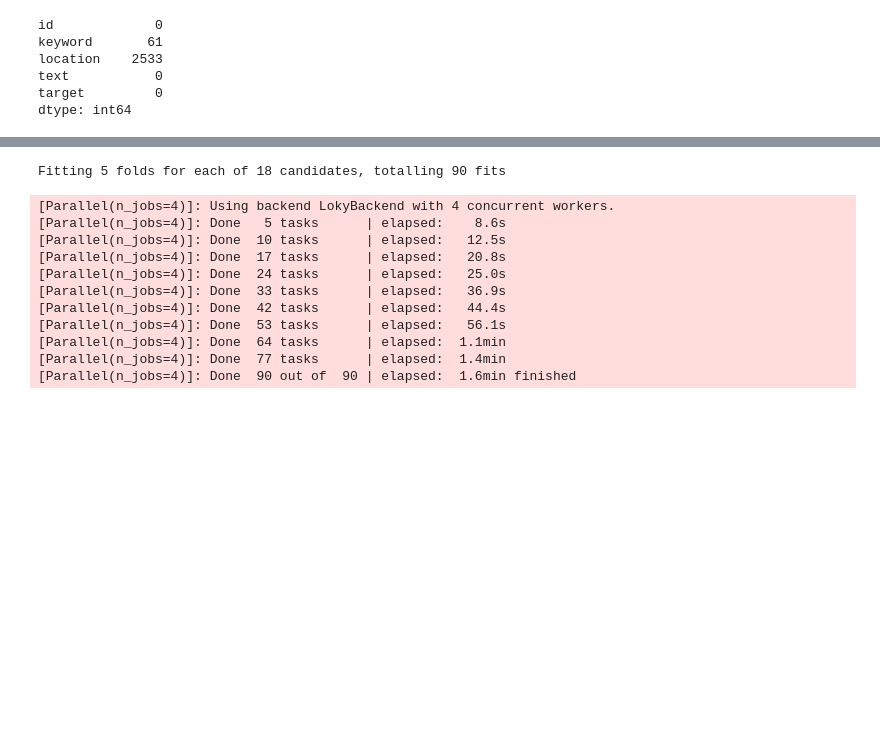
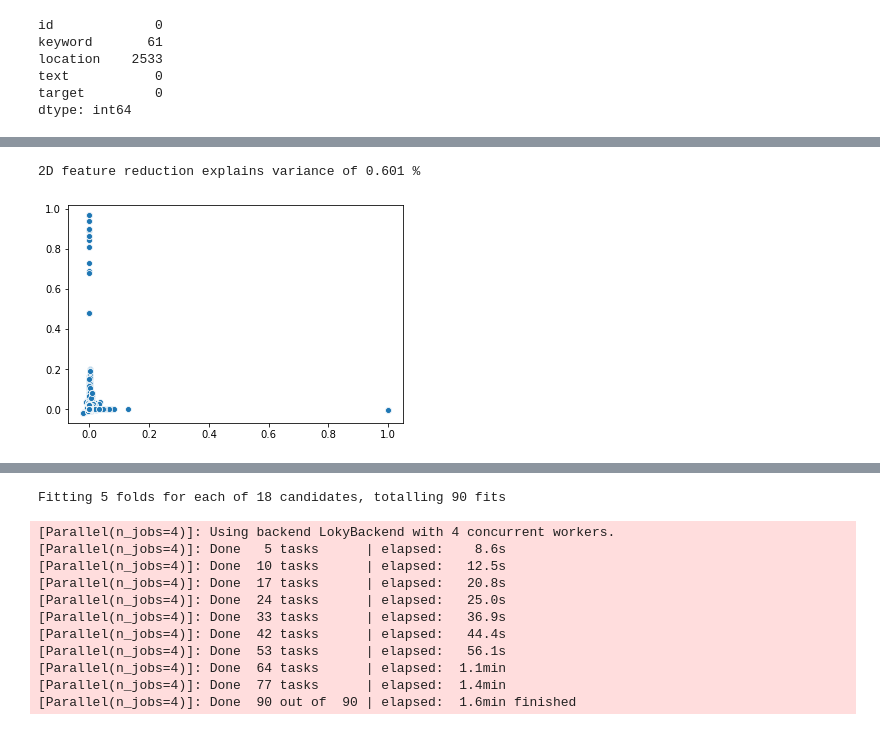
Before and after one commit to Houster/Text-Tweet-analysis, a Jupyter notebook: Working file.ipynb, the cells around one changed output, grey strips where cells are left out. Cells and saved outputs as stored; diff of their text form; code cells hidden in the pictures; blank space fills up the shorter version.

```diff
--- a/Working file.ipynb
+++ b/Working file.ipynb
@@ -99,0 +116,9 @@ Name: text, Length: 100, dtype: object
+# %%
+text_lem=[]
+y=0
+for x in data['text']:
+    new_row=[lemmatizer.lemmatize(y) for y in x.split()]
+    new_row=' '.join(new_row)
+    data.loc[y,'text_lem']=new_row
+    y+=1
+    #print(new_row)
@@ -99,0 +140,14 @@ Name: text, Length: 100, dtype: object
+# %%
+tfidf=TfidfVectorizer(ngram_range=(1,3),stop_words=sw)
+# %%
+X=tfidf.fit_transform(data['text_lem'])
+# %%
+from sklearn.decomposition import TruncatedSVD
+pca=TruncatedSVD(n_components=2)
+X_pca=pca.fit_transform(X)
+# %%
+sns.scatterplot(X_pca[:,0],X_pca[:,1])
+print(f"2D feature reduction explains variance of {round(sum(pca.explained_variance_ratio_)*100,3)} %")
+# %% [output]
+2D feature reduction explains variance of 0.601 %
+[figure, added]
```
Also changed, not shown: parts of 48 cells of this notebook.
